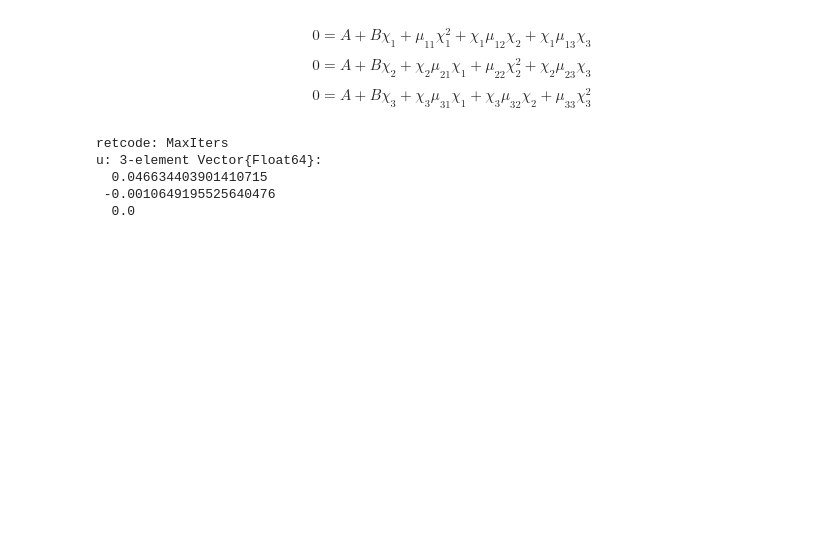
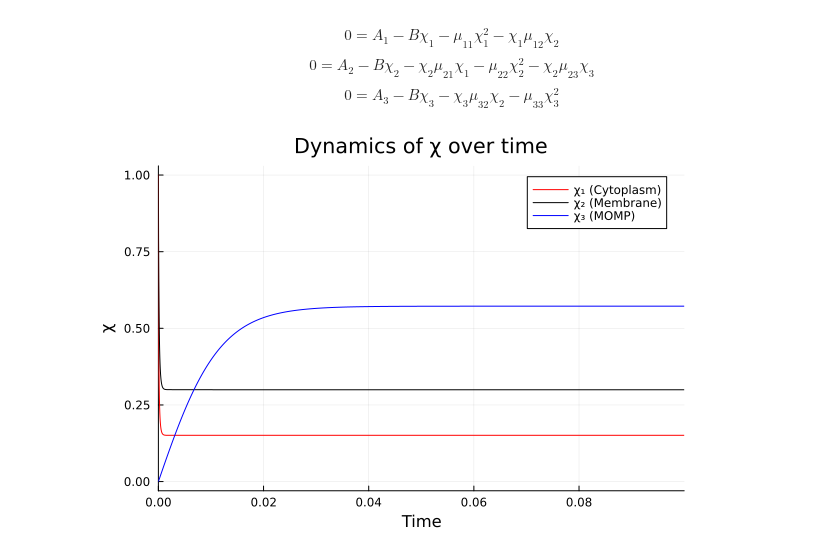
Before and after one commit to uriballo/BCL2-dimensionality-reduction, a Jupyter notebook: julia/reduced_system.ipynb, the cells around one changed output. Drawn from its saved outputs; the diff is of its cells as text; code cells hidden in the pictures; blank space fills up the shorter version.

Commit message:
MOMP snap-action

```diff
--- a/julia/reduced_system.ipynb
+++ b/julia/reduced_system.ipynb
@@ -1,39 +1,39 @@
 # %% [markdown]
-$$0=A+ B\chi_1 + \mu_{11}\chi_1^2 +\chi_1 \mu_{12}\chi_2+\chi_1 \mu_{13}\chi_3$$
-$$0=A+ B\chi_2 + \chi_2 \mu_{21}\chi_1 +\mu_{22}\chi_2^2+\chi_2 \mu_{23}\chi_3$$
-$$0=A+ B\chi_3 + \chi_3 \mu_{31}\chi_1 +\chi_3 \mu_{32}\chi_2+ \mu_{33}\chi_3^2$$
+$$0=A_1- B\chi_1 - \mu_{11}\chi_1^2 -\chi_1 \mu_{12}\chi_2$$
+$$0=A_2- B\chi_2 - \chi_2 \mu_{21}\chi_1 -\mu_{22}\chi_2^2-\chi_2 \mu_{23}\chi_3$$
+$$0=A_3- B\chi_3-\chi_3 \mu_{32}\chi_2- \mu_{33}\chi_3^2$$
 # %%
-using ModelingToolkit, NonlinearSolve
-
-@variables χ₁ χ₂ χ₃
-@parameters A₁ A₂ B
+using DifferentialEquations, Plots
 
 μ₁₁ = 16273.465487425427
 μ₂₂ = 7800.653148254713
 μ₃₃ = 140.00867213154856
 μ₁₂ = 8.841868906761077e-7
 μ₁₃ = 0.0
 μ₂₃ = 11.674613405026601
 μ₂₁ = 0.0583254283653529
 μ₃₁ = 0.0
 μ₃₂ = 23.34605808990502
 
-eqs = [
-    0 ~ A₁ - B*χ₁ + μ₁₁*χ₁^2 + χ₁*μ₁₂*χ₂ + χ₁*μ₁₃*χ₃,
-    0 ~ A₂ - B*χ₂ + χ₂*μ₂₁*χ₁ + μ₂₂*χ₂^2 + χ₂*μ₂₃*χ₃,
-    0 ~ - B*χ₃ + χ₃*μ₃₁*χ₁ + χ₃*μ₃₂*χ₂ + μ₃₃*χ₃^2
-]
+function bcl2!(dχ, χ, p, t)
+    χ₁, χ₂, χ₃ = χ
+    A₁, A₂, A₃, B = p
 
-@mtkbuild ns = NonlinearSystem(eqs, [χ₁, χ₂, χ₃], [A₁, A₂, B])
+    dχ[1] =  A₁ - B*χ₁ - μ₁₁*χ₁^2 - χ₁*μ₁₂*χ₂
+    dχ[2] =  A₂ - B*χ₂ - χ₂*μ₂₁*χ₁ - μ₂₂*χ₂^2 - χ₂*μ₂₃*χ₃
+    dχ[3] =  A₃ - B*χ₃ - χ₃*μ₃₂*χ₂ - μ₃₃*χ₃^2
+end
 
-guess = [χ₁ => 20000, χ₂ => 80000, χ₃ => 0.0]
-ps = [A₁ => 370.91, A₂ => 702.1, B => 0.255]
+χ₀ = [1, 1, 0]
+tspan = (0, .10)
+params = [370.91, 702.10, 50, 0.255]
 
-prob = NonlinearProblem(ns, guess, ps)
-sol = solve(prob, NewtonRaphson())
+
+# Define the ODE problem
+prob = ODEProblem(bcl2!, χ₀, tspan, params)
+sol = solve(prob, Rodas4P(), reltol=1e-8, abstol=1e-8)
+
+# Plot the dynamics of χ as a function of time
+plot(sol, title="Dynamics of χ over time", xlabel="Time", ylabel="χ", legend=:topright, label=["χ₁ (Cytoplasm)" "χ₂ (Membrane)" "χ₃ (MOMP)"], color=[:red :black :blue])
 # %% [output]
-retcode: MaxIters
-u: 3-element Vector{Float64}:
-  0.046634403901410715
- -0.0010649195525640476
-  0.0
+[figure, added]
```
Also changed, not shown: parts of 1 cell of this notebook.
